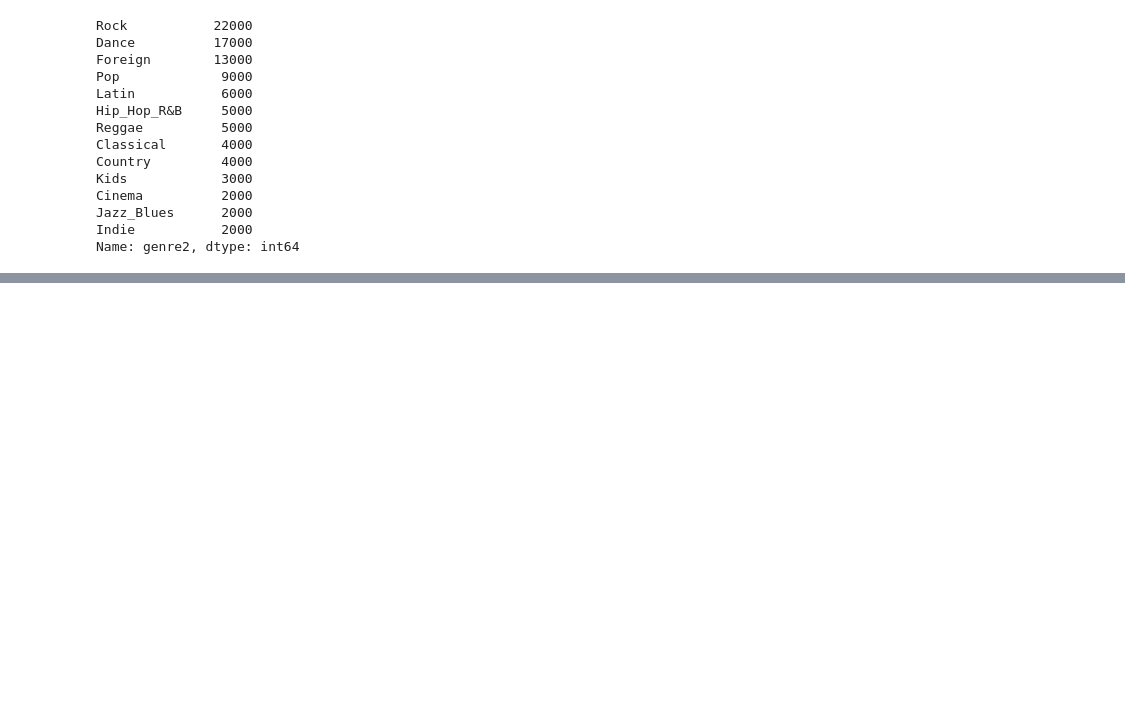
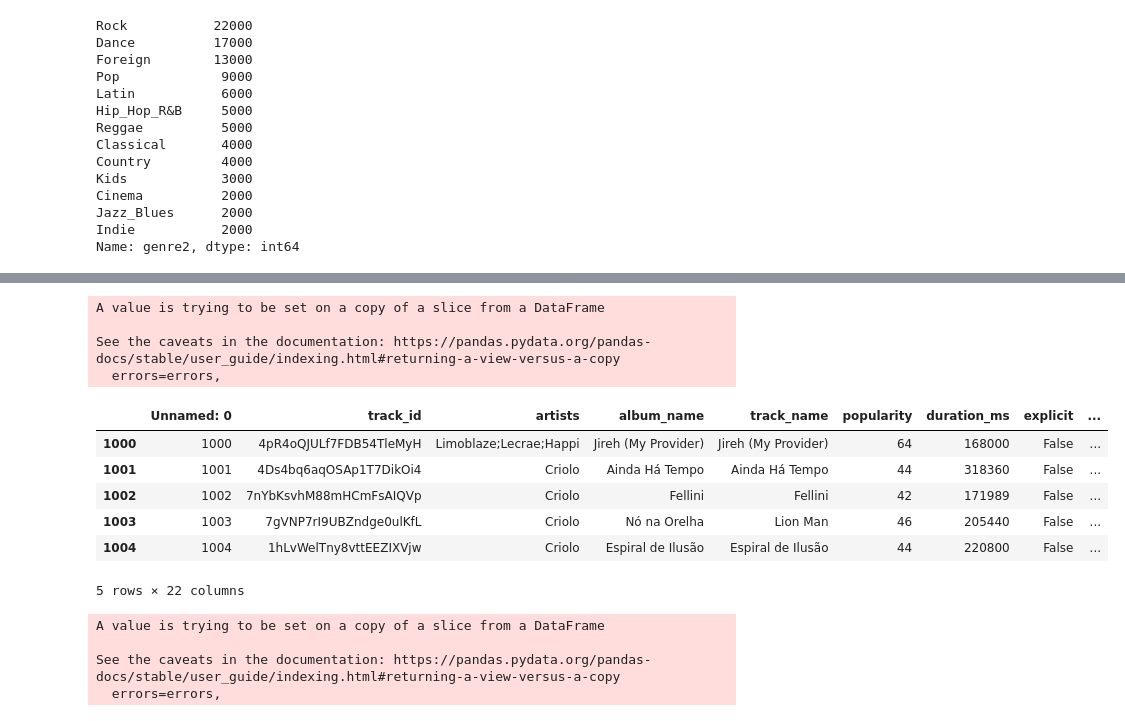
Before and after one commit to ayaakoub/spotify-final-project, a Jupyter notebook: dataset_cleanup.ipynb, the cells around one changed output, grey strips where cells are left out. Drawn from its saved outputs; the diff is of its cells as text; code cells hidden in the pictures; blank space fills up the shorter version.

Commit message:
cleaned up data

```diff
--- a/dataset_cleanup.ipynb
+++ b/dataset_cleanup.ipynb
@@ -166,0 +197,26 @@ Name: genre2, dtype: int64
+# %%
+df2 = df2.dropna()
+# %%
+# dropping old genre
+df2.drop(['track_genre'], axis = 1, inplace=True)
+df2.head()
+# %% [output]
+A value is trying to be set on a copy of a slice from a DataFrame
+
+See the caveats in the documentation: https://pandas.pydata.org/pandas-docs/stable/user_guide/indexing.html#returning-a-view-versus-a-copy
+  errors=errors,
+|  | Unnamed: 0 | track_id | artists | album_name | track_name | popularity | duration_ms | explicit | ... |
+| 1000 | 1000 | 4pR4oQJULf7FDB54TleMyH | Limoblaze;Lecrae;Happi | Jireh (My Provider) | Jireh (My Provider) | 64 | 168000 | False | ... |
+| 1001 | 1001 | 4Ds4bq6aqOSAp1T7DikOi4 | Criolo | Ainda Há Tempo | Ainda Há Tempo | 44 | 318360 | False | ... |
+| 1002 | 1002 | 7nYbKsvhM88mHCmFsAIQVp | Criolo | Fellini | Fellini | 42 | 171989 | False | ... |
+| 1003 | 1003 | 7gVNP7rI9UBZndge0ulKfL | Criolo | Nó na Orelha | Lion Man | 46 | 205440 | False | ... |
+| 1004 | 1004 | 1hLvWelTny8vttEEZIXVjw | Criolo | Espiral de Ilusão | Espiral de Ilusão | 44 | 220800 | False | ... |
+5 rows × 22 columns
+# %%
+# rename genre2 to genre
+df2.rename(columns = {'genre2': 'genre'}, inplace = True)
+# %% [output]
+A value is trying to be set on a copy of a slice from a DataFrame
+
+See the caveats in the documentation: https://pandas.pydata.org/pandas-docs/stable/user_guide/indexing.html#returning-a-view-versus-a-copy
+  errors=errors,
```
Also changed, not shown: parts of 2 cells of this notebook, 1 other file.
